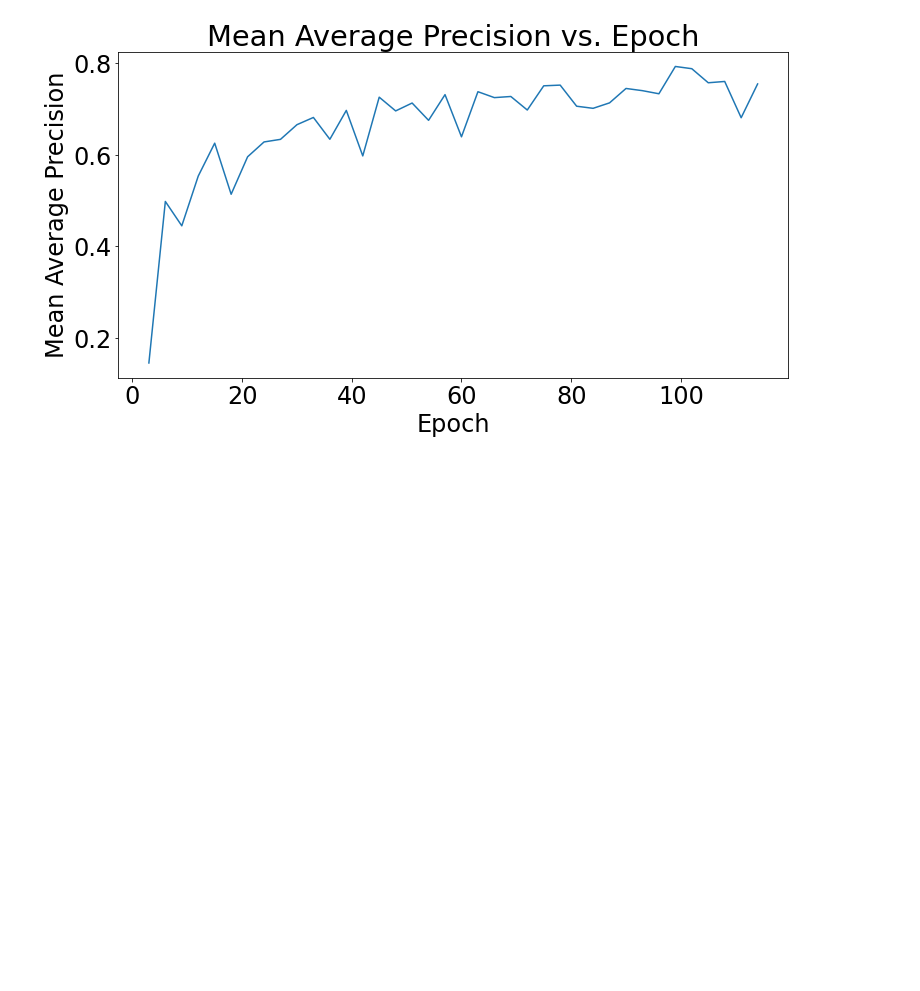
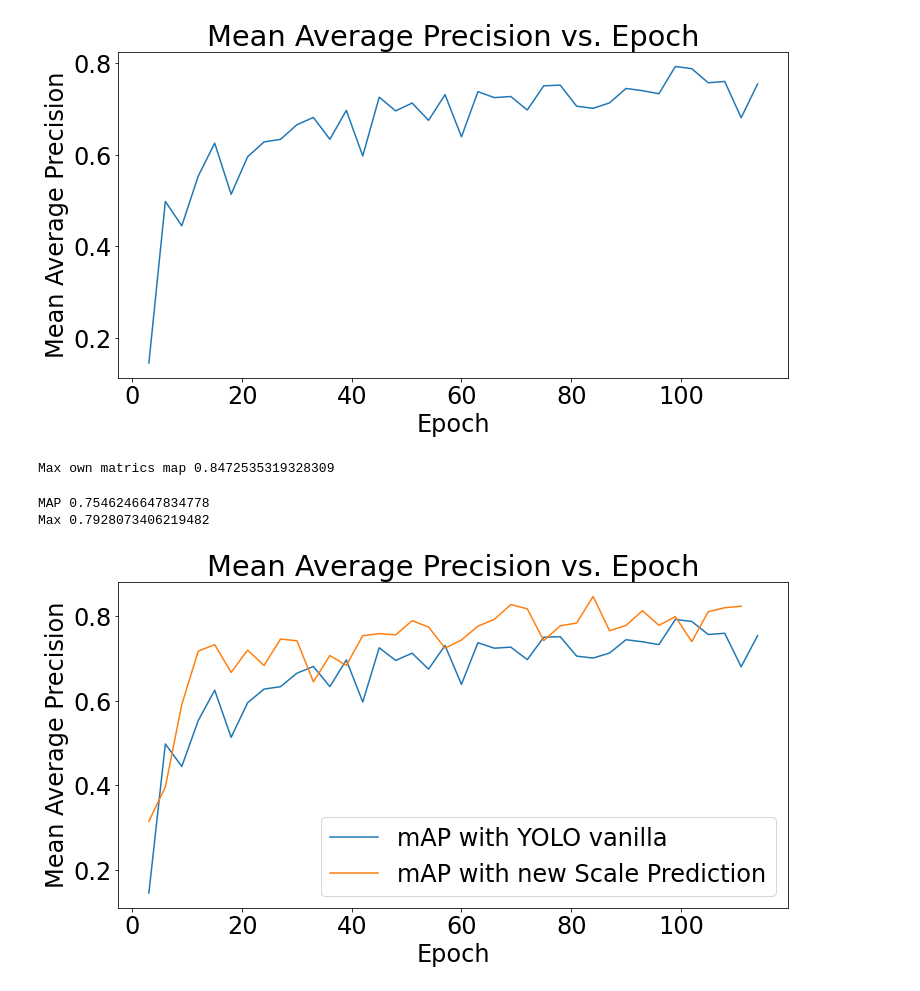
Before and after one commit to enmanuelmag/YOLOv3, a Jupyter notebook: notebooks/metrics.ipynb, the cells around one changed output. Drawn from its saved outputs; the diff is of its cells as text; code cells hidden in the pictures; blank space fills up the shorter version.

```diff
--- a/notebooks/metrics.ipynb
+++ b/notebooks/metrics.ipynb
@@ -110,3 +130,25 @@ print('Max', metrics['map'].max())
 MAP 0.7546246647834778
 Max 0.7928073406219482
 [figure]
+# %%
+print('Max own matrics map', metrics_own['map'].max())
+# %% [output]
+Max own matrics map 0.8472535319328309
+# %%
+plt.figure(figsize=(12, 6))
+metrics['map'] = metrics['map']
+metrics_own['map'] = metrics_own['map']
+map_plot = sns.lineplot(x='epoch', y='map', data=metrics)
+map_plot_own = sns.lineplot(x='epoch', y='map', data=metrics_own)
+plt.title('Mean Average Precision vs. Epoch')
+plt.xlabel('Epoch')
+plt.ylabel('Mean Average Precision')
+plt.legend(['mAP with YOLO vanilla', 'mAP with new Scale Prediction'])
+#map_plot.lines[0].set_color(COLOR)
+map_plot.figure.savefig('../img/map_plot_own.png', dpi=150)
+print('MAP', metrics['map'].iloc[-1])
+print('Max', metrics['map'].max())
+# %% [output]
+MAP 0.7546246647834778
+Max 0.7928073406219482
+[figure, added]
```
Also changed, not shown: parts of 3 cells of this notebook, 10 other files.
